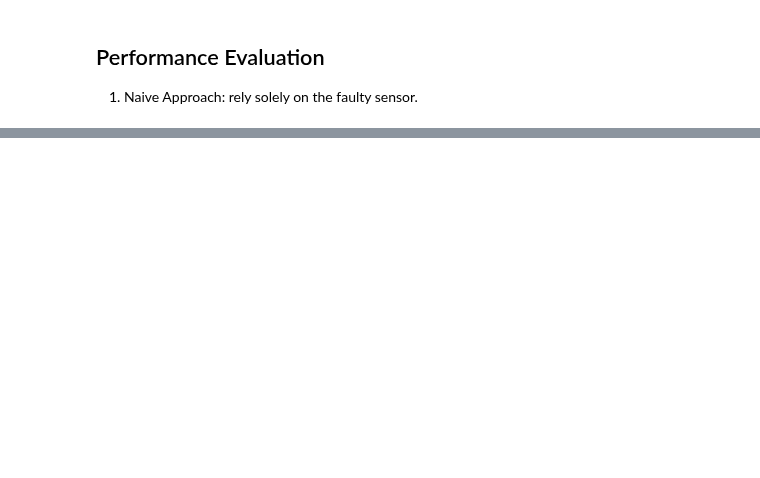
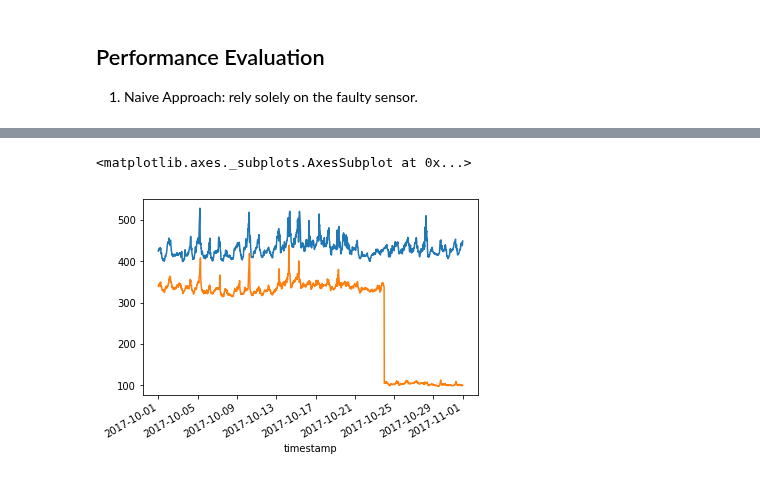
Before and after one commit to joelmfonseca/COM-503, a Jupyter notebook: mini_project/mini_project.ipynb, the cells around one changed output, grey strips where cells are left out. Cells and saved outputs as stored; diff of their text form; code cells hidden in the pictures; blank space fills up the shorter version.

```diff
--- a/mini_project/mini_project.ipynb
+++ b/mini_project/mini_project.ipynb
@@ -352,0 +425,8 @@ plt.show()
+# %%
+# Il faudra essayer d'expliquer la grosse différence pour AJGR entre naive et za, peut-être avec le wind pattern
+# + time of day features cela va disparaître ou s'atténuer. Mais c'est bien car on à trois cas différents.
+df_mth[df_mth['LocationName']=='ZHBR']['CO2'].plot()
+df_mth[df_mth['LocationName']=='AJGR']['CO2'].plot()
+# %% [output]
+<matplotlib.axes._subplots.AxesSubplot at 0x...>
+[figure, added]
```
Also changed, not shown: parts of 19 cells of this notebook.
